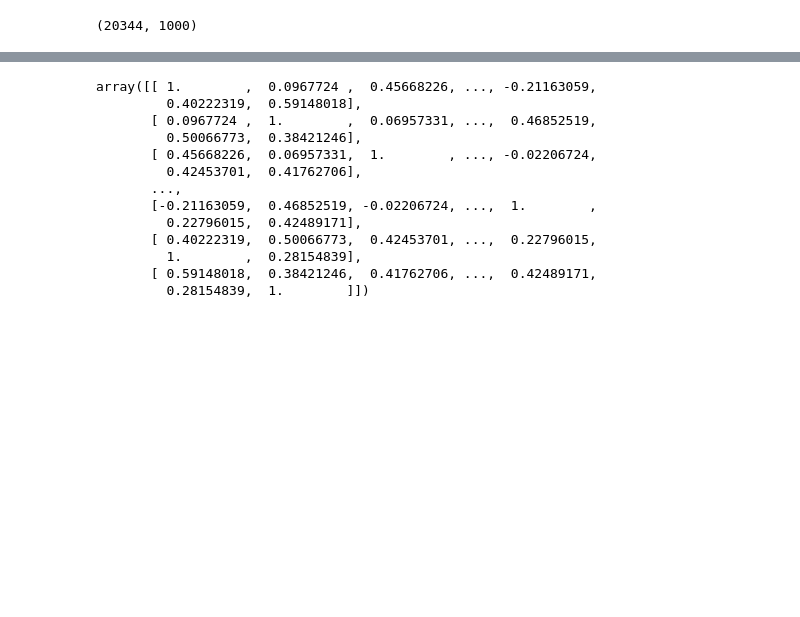
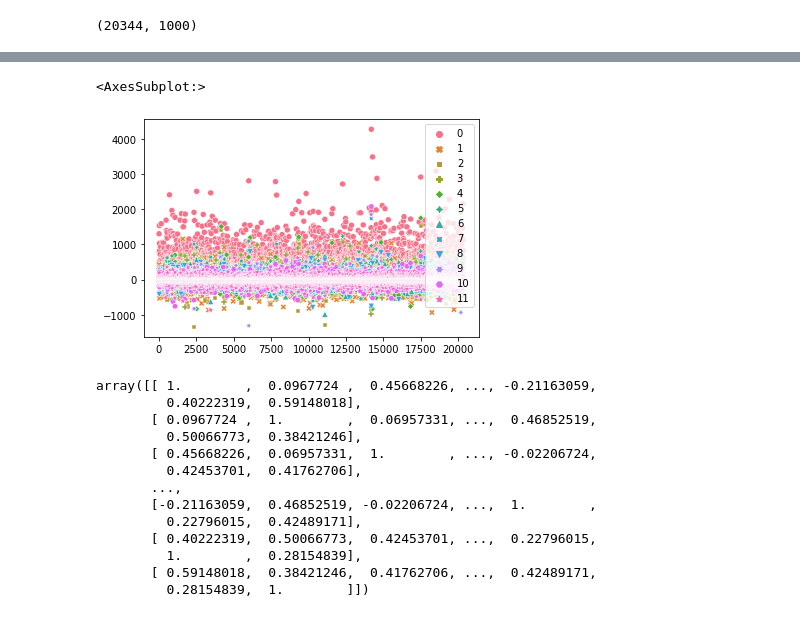
Before and after one commit to tartaruz/KL4US, a Jupyter notebook: test.ipynb, the cells around one changed output, grey strips where cells are left out. Saved outputs shown, nothing was run; the diff lists cells and outputs as text; code cells hidden in the pictures; blank space fills up the shorter version.

```diff
--- a/test.ipynb
+++ b/test.ipynb
@@ -23,3 +22,5 @@ def fix_all_none(col_names):
         fix_none(col_name)
 # %%
 fix_all_none(['category', 'documentId', 'publishtime'])
+# %%
+df['activeTime'].fillna(0, inplace=True)
@@ -68,3 +138,11 @@ ValueError: could not convert string to float: 'pluss|meninger'
+# %%
+import matplotlib.pyplot as plt
+import seaborn as sns
+
+sns.scatterplot(data=pearson_r_coeff)
+# %% [output]
+<AxesSubplot:>
+[figure, added]
 # %%
 import numpy as np
 corr = np.corrcoef(pearson_r_coeff)
```
Also changed, not shown: parts of 8 cells of this notebook.
